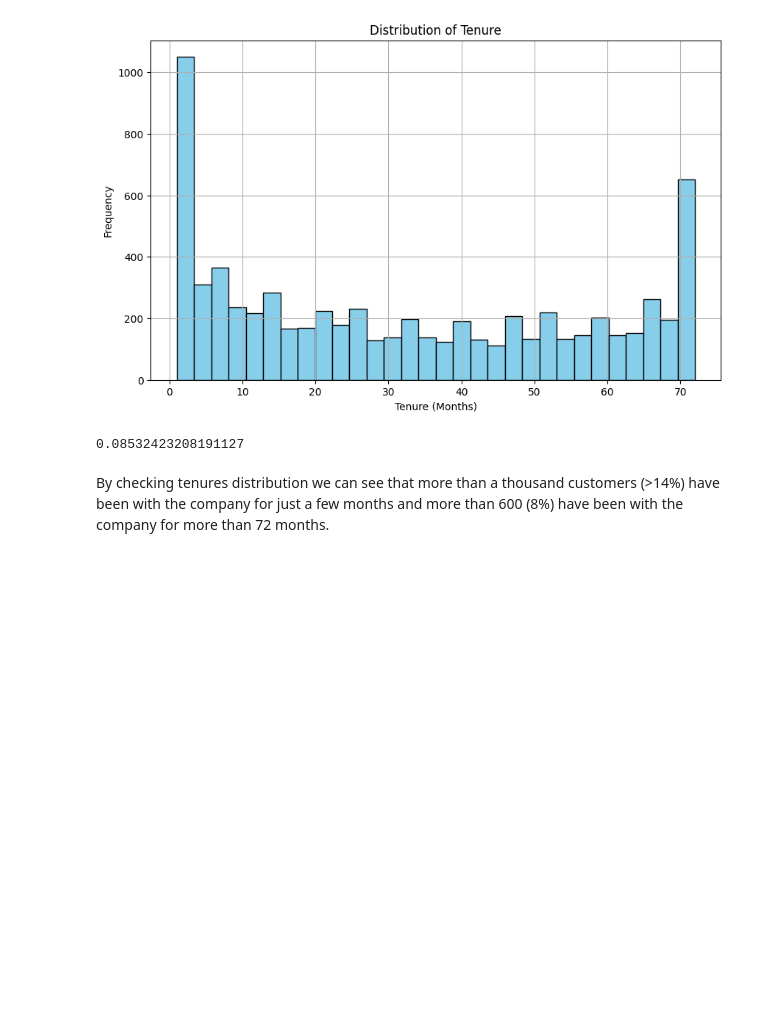
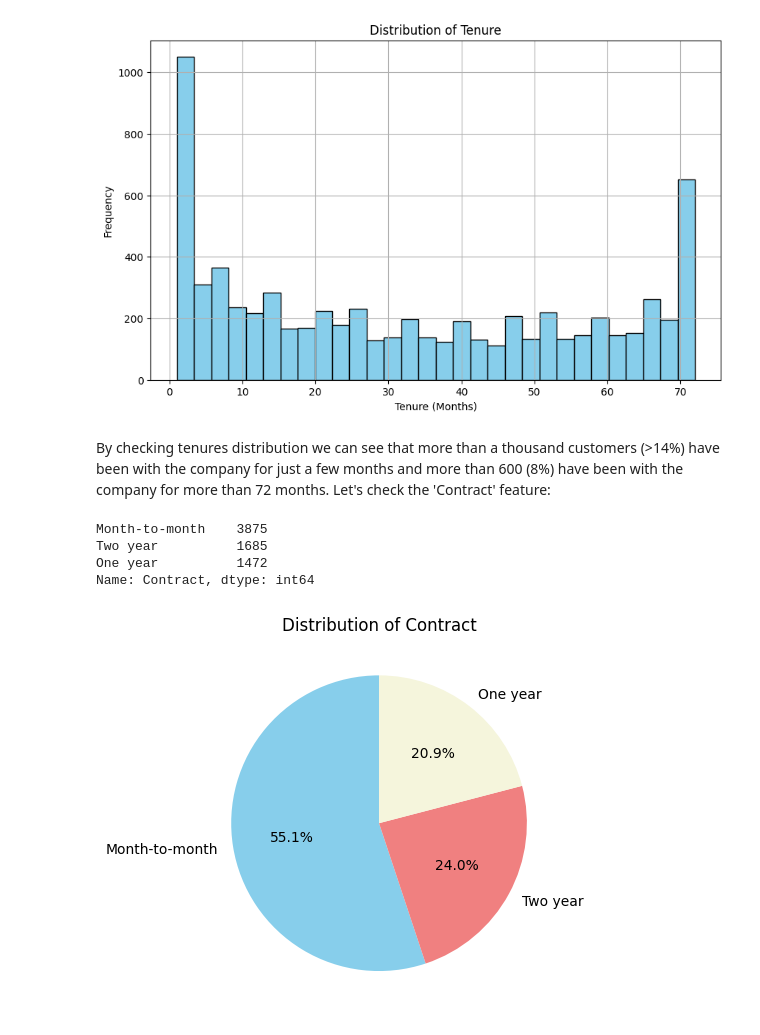
Before and after one commit to emonteiro27/customer_churn, a Jupyter notebook: customer_churn.ipynb, the cells around one changed output. Cells and saved outputs as stored; diff of their text form; code cells hidden in the pictures; blank space fills up the shorter version.

```diff
--- a/customer_churn.ipynb
+++ b/customer_churn.ipynb
@@ -433,9 +433,19 @@ plt.grid(True)
 plt.show()
 # %% [output]
 [figure]
-# %%
-600/len(df)
-# %% [output]
-0.08532423208191127
-# %% [markdown]
-By checking tenures distribution we can see that more than a thousand customers (>14%) have been with the company for just a few months and more than 600 (8%) have been with the company for more than 72 months.
+# %% [markdown]
+By checking tenures distribution we can see that more than a thousand customers (>14%) have been with the company for just a few months and more than 600 (8%) have been with the company for more than 72 months. Let's check the 'Contract' feature:
+# %%
+df['Contract'].value_counts()
+# %% [output]
+Month-to-month    3875
+Two year          1685
+One year          1472
+Name: Contract, dtype: int64
+# %%
+counts = df['Contract'].value_counts()
+plt.pie(counts, labels=counts.index, autopct='%1.1f%%', startangle=90, colors=['skyblue', 'lightcoral', 'beige'])
+plt.title('Distribution of Contract')
+plt.show()
+# %% [output]
+[figure, added]
```
Also changed, not shown: parts of 4 cells of this notebook.
